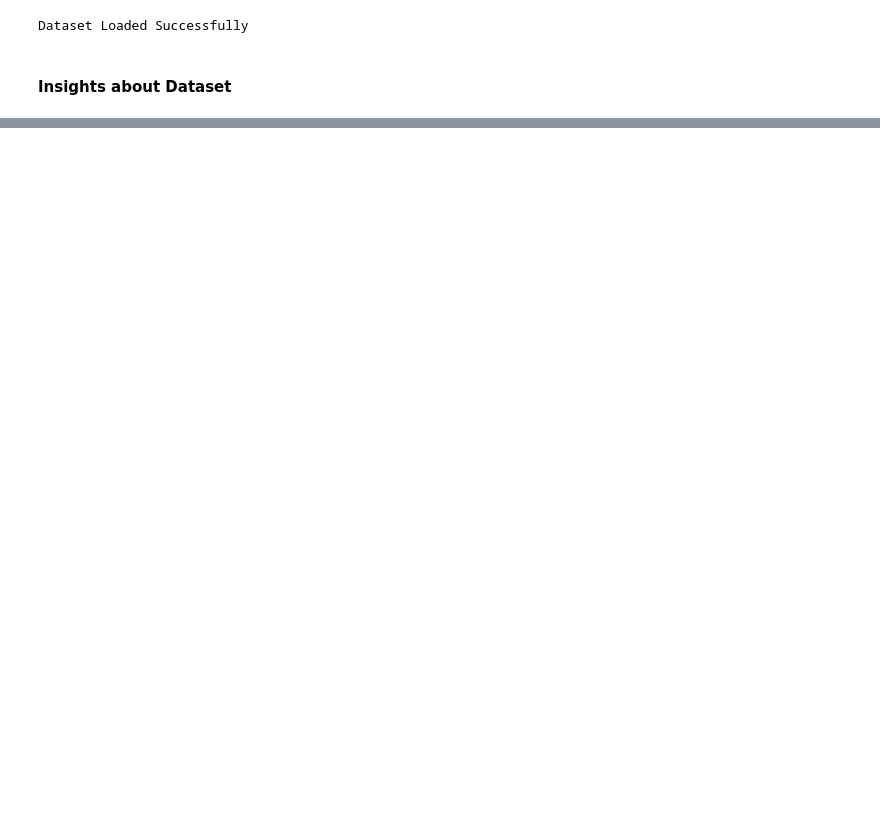
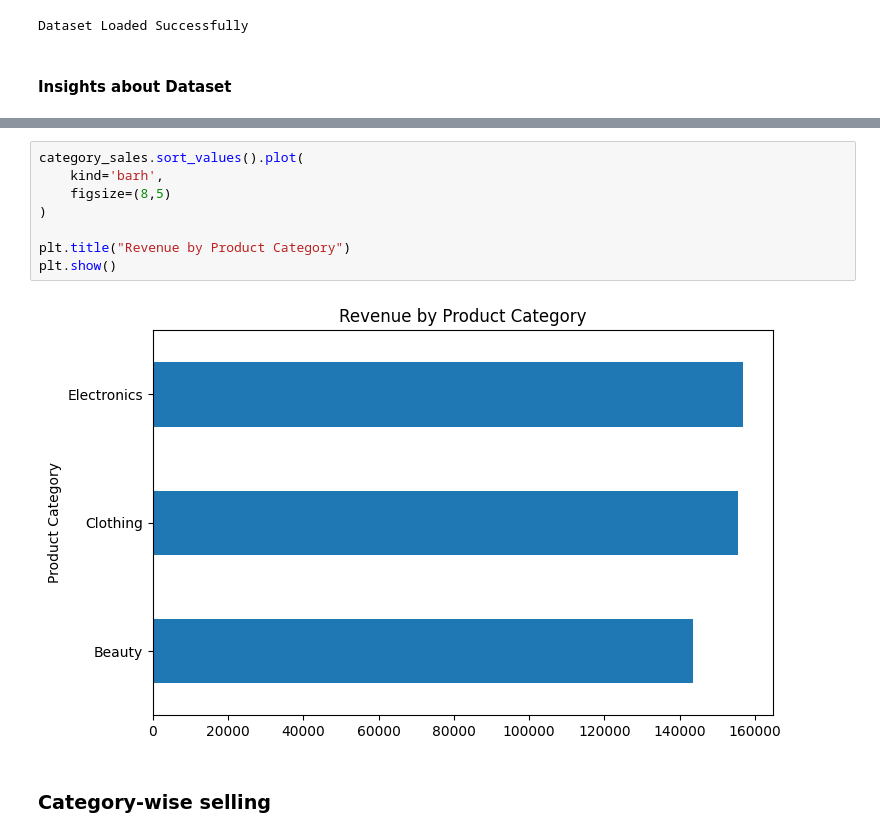
Before and after one commit to 04developer1devansh2panchal/OIBSIP, a Jupyter notebook: L1_P1_D_PANCHAL/Project.ipynb, the cells around one changed output, grey strips where cells are left out. Drawn from its saved outputs; the diff is of its cells as text; blank space fills up the shorter version.

```diff
--- a/L1_P1_D_PANCHAL/Project.ipynb
+++ b/L1_P1_D_PANCHAL/Project.ipynb
@@ -39,0 +224,12 @@ print(ds1.head(),'\n','---------------------------------------------------------
+# %%
+category_sales.sort_values().plot(
+    kind='barh',
+    figsize=(8,5)
+)
+
+plt.title("Revenue by Product Category")
+plt.show()
+# %% [output]
+[figure, added]
+# %% [markdown]
+### Category-wise selling
```
Also changed, not shown: parts of 29 cells of this notebook, 1 other file.
